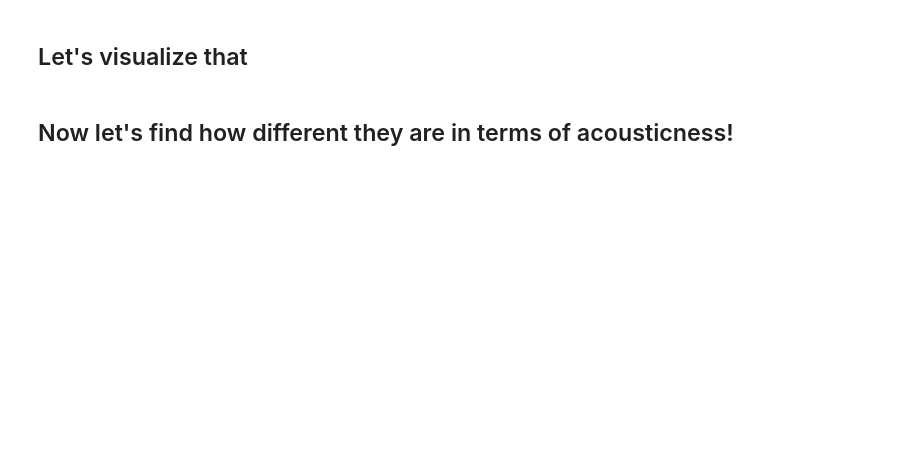
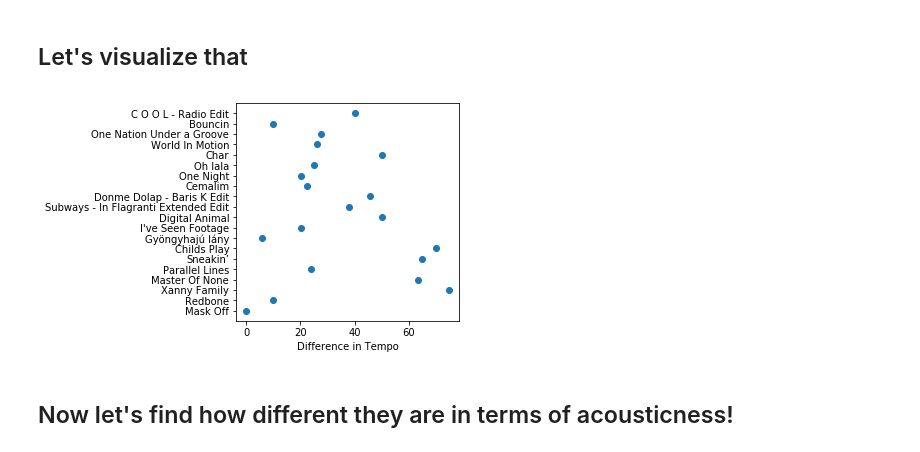
Before and after one commit to AngelicaLim/ai4all, a Jupyter notebook: 2.1-Machine_Learning-FeaturesAndVisualization.ipynb, the cells around one changed output. Cells and saved outputs as stored; diff of their text form; code cells hidden in the pictures; blank space fills up the shorter version.

```diff
--- a/2.1-Machine_Learning-FeaturesAndVisualization.ipynb
+++ b/2.1-Machine_Learning-FeaturesAndVisualization.ipynb
@@ -71,10 +143,14 @@ dataset
 # %%
 # Now let's visualize that
 import matplotlib.pyplot as plot
+plot.rcParams["figure.figsize"] = 4,4
+
 
 plot.scatter(dataset['tempo_difference'], dataset['song_title'])
 plot.xlabel('Difference in Tempo')
 plot.show()
+# %% [output]
+[figure, added]
 # %% [markdown]
 ## Now let's find how different they are in terms of acousticness!
 # %%
```
Also changed, not shown: parts of 17 cells of this notebook.
